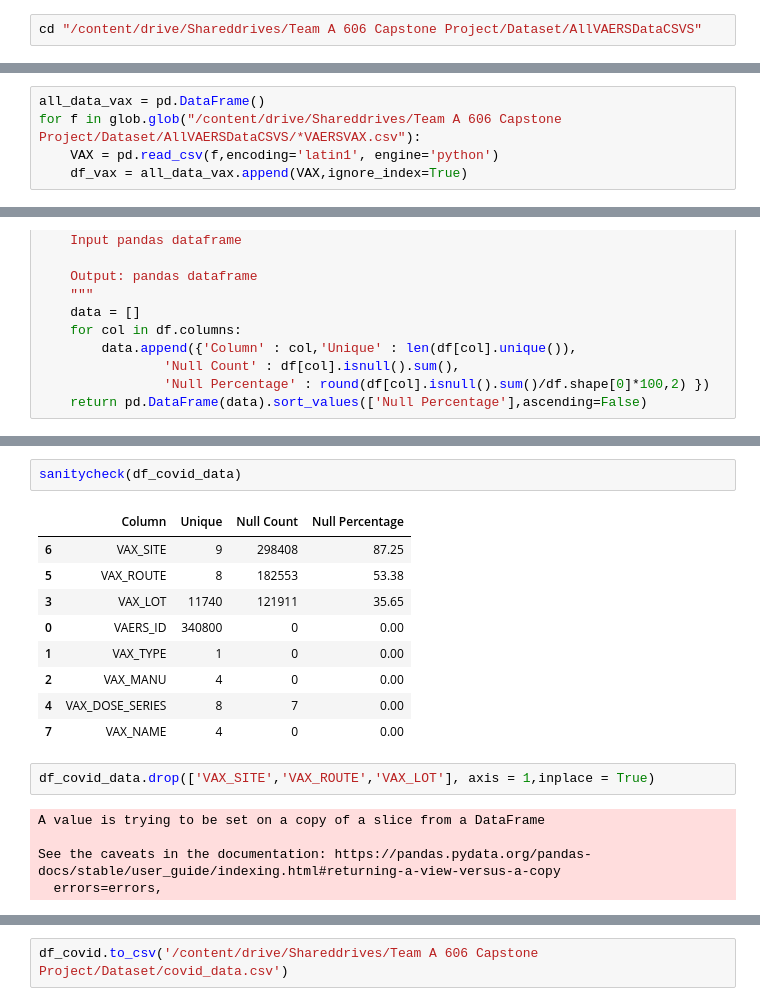
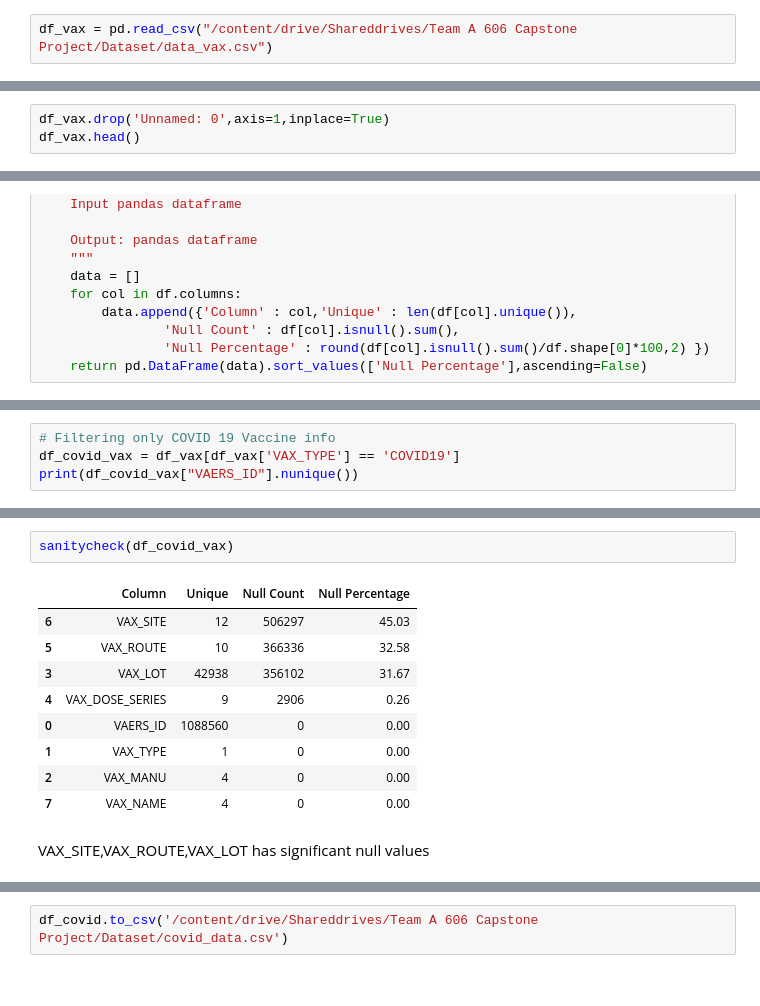
Before and after one commit to DATA-606-SPRING-2022/TEAM_A_data606, a Jupyter notebook: EDA/ipynb/Capstone_Project.ipynb, the cells around one changed output, grey strips where cells are left out. Saved outputs shown, nothing was run; the diff lists cells and outputs as text.

```diff
--- a/EDA/ipynb/Capstone_Project.ipynb
+++ b/EDA/ipynb/Capstone_Project.ipynb
@@ -6,2 +83,2 @@ drive.mount('/content/drive')
 # %%
-cd "/content/drive/Shareddrives/Team A 606 Capstone Project/Dataset/AllVAERSDataCSVS"
+df_vax = pd.read_csv("/content/drive/Shareddrives/Team A 606 Capstone Project/Dataset/data_vax.csv")
@@ -23,5 +84,0 @@ glob.glob("/content/drive/Shareddrives/Team A 606 Capstone Project/Dataset/AllVA
-# %%
-all_data_vax = pd.DataFrame()
-for f in glob.glob("/content/drive/Shareddrives/Team A 606 Capstone Project/Dataset/AllVAERSDataCSVS/*VAERSVAX.csv"):
-    VAX = pd.read_csv(f,encoding='latin1', engine='python')
-    df_vax = all_data_vax.append(VAX,ignore_index=True)
@@ -33,0 +85,3 @@ VAERSSYMPTOMS
+# %%
+df_vax.drop('Unnamed: 0',axis=1,inplace=True)
+df_vax.head()
@@ -129,0 +246,4 @@ def sanitycheck(df):
+# %%
+# Filtering only COVID 19 Vaccine info
+df_covid_vax = df_vax[df_vax['VAX_TYPE'] == 'COVID19']
+print(df_covid_vax["VAERS_ID"].nunique())
@@ -130,19 +261,14 @@ def sanitycheck(df):
 # %%
-sanitycheck(df_covid_data)
+sanitycheck(df_covid_vax)
 # %% [output]
 |  | Column | Unique | Null Count | Null Percentage |
-| 6 | VAX_SITE | 9 | 298408 | 87.25 |
-| 5 | VAX_ROUTE | 8 | 182553 | 53.38 |
-| 3 | VAX_LOT | 11740 | 121911 | 35.65 |
-| 0 | VAERS_ID | 340800 | 0 | 0.00 |
+| 6 | VAX_SITE | 12 | 506297 | 45.03 |
+| 5 | VAX_ROUTE | 10 | 366336 | 32.58 |
+| 3 | VAX_LOT | 42938 | 356102 | 31.67 |
+| 4 | VAX_DOSE_SERIES | 9 | 2906 | 0.26 |
+| 0 | VAERS_ID | 1088560 | 0 | 0.00 |
 | 1 | VAX_TYPE | 1 | 0 | 0.00 |
 | 2 | VAX_MANU | 4 | 0 | 0.00 |
-| 4 | VAX_DOSE_SERIES | 8 | 7 | 0.00 |
 | 7 | VAX_NAME | 4 | 0 | 0.00 |
-# %%
-df_covid_data.drop(['VAX_SITE','VAX_ROUTE','VAX_LOT'], axis = 1,inplace = True)
-# %% [output]
-A value is trying to be set on a copy of a slice from a DataFrame
-
-See the caveats in the documentation: https://pandas.pydata.org/pandas-docs/stable/user_guide/indexing.html#returning-a-view-versus-a-copy
-  errors=errors,
+# %% [markdown]
+VAX_SITE,VAX_ROUTE,VAX_LOT has significant null values
```
Also changed, not shown: parts of 204 cells of this notebook.
